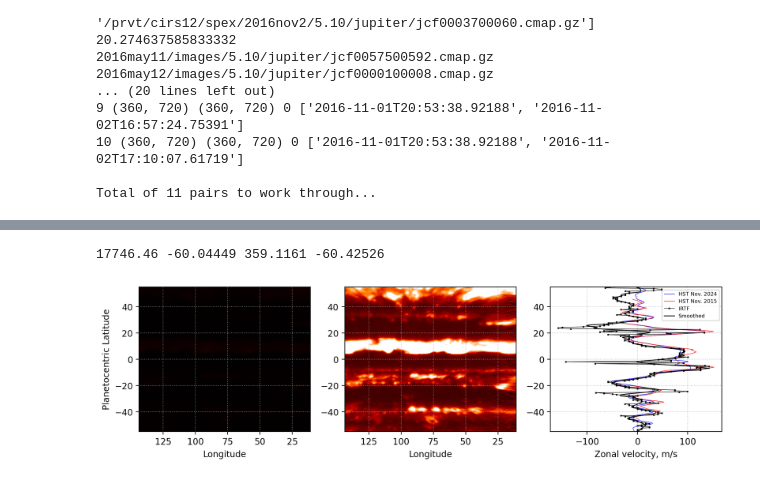
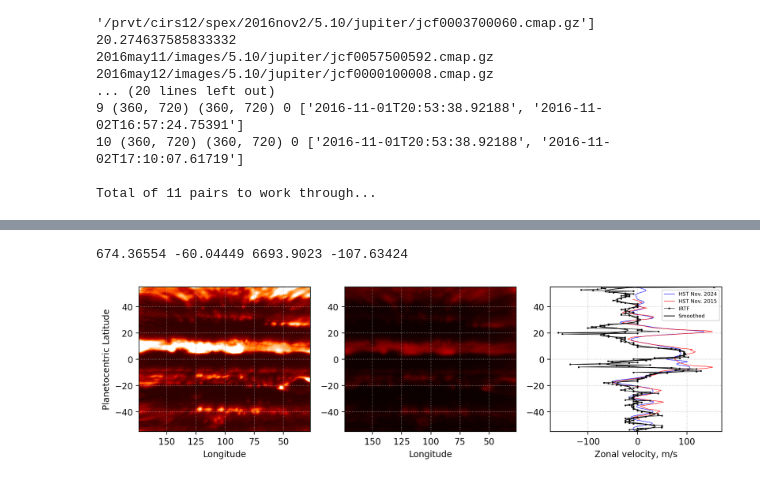
Before and after one commit to alihyder727/windfieldproject, a Jupyter notebook: StaggerWindow.ipynb, the cells around one changed output, grey strips where cells are left out. Saved outputs shown, nothing was run; the diff lists cells and outputs as text; code cells hidden in the pictures.

```diff
--- a/StaggerWindow.ipynb
+++ b/StaggerWindow.ipynb
@@ -114,8 +118,8 @@ print(f'Total of {len(smart_index_list)} pairs to work through...')
 
 Total of 11 pairs to work through...
 # %%
-test_i             = 1    # index of the pair being correlated.
-long_shift_applied = 90   # what is the shift that you want to apply, if need be.
+test_i             = 0    # index of the pair being correlated.
+long_shift_applied = 120   # what is the shift that you want to apply, if need be.
 margin_app         = 5    # how far you want to be from the NaNs. Sometimes needs to be lowered to 3 in the event that margin application fails.
 window_length      = 45   # width of the sliding window.
 window_stepping    = 1    # how many longitudes does the sliding take.
@@ -125,6 +129,7 @@ std_stagger        = 1.15 # sigma threshold that defines how large the max peak
 # Rarely changed variables:
 max_delta_longit   = 10   # how many ∆longitudes are permitted.
 lat_res_tol        = 1e-2 # margin calculation threshold using critical latitude.
+force_shift        = False
 
 print(ZWP_Class.getSpeedatLat(max_delta_longit, lat_array, t_diff_list_cmap_51[test_i]*3600))
 
@@ -142,12 +147,12 @@ else:
 _, _, _, _, _, corr_1D, corr_1D_coeff, error_array_slide, fwhm_array_slide, stagger_bool = ZWP_Class.getFullLatitudinalCorrelation(
                             compatible_map_pairs[test_i][0], compatible_map_pairs[test_i][1],
                             long_array_use, lat_array_use, shift_long=long_shift_applied, crit_lat=critical_lat,
-                            margin=margin_app, max_delta_long=max_delta_longit, force_shift=False, sliding_window_boolean=True, sliding_window_len=window_length, window_step=window_stepping, stagger=True, std_stagger=std_stagger, lat_res_tol=lat_res_tol)
+                            margin=margin_app, max_delta_long=max_delta_longit, force_shift=force_shift, sliding_window_boolean=True, sliding_window_len=window_length, window_step=window_stepping, stagger=True, std_stagger=std_stagger, lat_res_tol=lat_res_tol)
 print()
 shifted_f1, shifted_f2, shifted_BIM, margin_applied_in_func_shifted, final_longitudes_masked_shifted, corr_1D_noshift, corr_1D_coeff_noshift, error_array, fwhm_array = ZWP_Class.getFullLatitudinalCorrelation(
                             compatible_map_pairs[test_i][0], compatible_map_pairs[test_i][1],
                             long_array_use, lat_array_use, shift_long=long_shift_applied, crit_lat=critical_lat,
-                            margin=margin_app, max_delta_long=max_delta_longit, force_shift=False, sliding_window_boolean=False, sliding_window_len=window_length, window_step=window_stepping, lat_res_tol=lat_res_tol)
+                            margin=margin_app, max_delta_long=max_delta_longit, force_shift=force_shift, sliding_window_boolean=False, sliding_window_len=window_length, window_step=window_stepping, lat_res_tol=lat_res_tol)
 
 # due to shift, the x-axis is technically wrapped so plotting the margins must be done with the appropriate wrapping commands:
 # print(long_array[20]+90-360, long_array[232]+90)
@@ -369,8 +399,8 @@ colo = 'gist_heat'
 # maps where things are defined...useful for analysis
 heatmap1 = shifted_f1[:, margin_applied_in_func_shifted.astype(bool)]
 heatmap2 = shifted_f2[:, margin_applied_in_func_shifted.astype(bool)]
-plot1_upp, plot1_low = np.nanmax(heatmap1)/9.5e1, np.nanmin(heatmap1)
-plot2_upp, plot2_low = np.nanmax(heatmap2)/7.5e2, np.nanmin(heatmap2)
+plot1_upp, plot1_low = np.nanmax(heatmap1)/2.5e3, np.nanmin(heatmap1)
+plot2_upp, plot2_low = np.nanmax(heatmap2)/7.e2, np.nanmin(heatmap2)
 print(plot1_upp, plot1_low,
         plot2_upp, plot2_low)
 plot1_range, plot2_range = np.linspace(plot1_low, plot1_upp, 256), np.linspace(plot2_low, plot2_upp, 256)
@@ -380,32 +410,32 @@ nrows=1, ncols=3, figsize=(12, 3), dpi=200)
 
 
 axs[0].contourf(long_array_use[margin_applied_in_func_shifted.astype(bool)], lat_array_use, heatmap1, plot1_range, cmap=colo, alpha=1)
 
 axs[1].contourf(long_array_use[margin_applied_in_func_shifted.astype(bool)], lat_array_use, heatmap2, plot2_range, cmap=colo)
 # axs[1].hlines(-7, 50, 100, ls='dashed', color='w', lw=0.75)
 axs[0].grid(True, 'both', ls=':', alpha=0.7), axs[1].grid(True, 'both', ls=':', alpha=0.7)
 axs[0].set_ylim(-y_lim_range, y_lim_range), axs[1].set_ylim(-y_lim_range, y_lim_range)
 axs[0].invert_xaxis(), axs[1].invert_xaxis()
 
 # axs[2].plot(hst_wind_1D['x'], hst_wind_1D['y'], color='b', lw=0.5, label='HST 2015')
 axs[2].plot(opal_nov_2024_df['FMZW'], centric_lat_HST, color='b', lw=0.5, label='HST Nov. 2024')
 axs[2].plot(hst_wind_1D['x'], centric_lat_HST_2015, color='r', lw=0.5, label='HST Nov. 2015')
 axs[2].plot(zwp_5microns, lat_array_use, marker='s', ms=1, color='k', lw=0.5, label='IRTF')
 axs[2].plot(smooth_zwp_5microns, lat_array_use, color='k', lw=0.9, label='Smoothed')
 axs[2].set_xlabel('Zonal velocity, m/s')
 # plt.xlim(-1000, 1000)
 axs[2].set_ylim(-y_lim_range, y_lim_range)
 axs[2].grid(True, 'both', ls=':', alpha=0.7)
 axs[2].legend(loc='upper right', framealpha=0.75, fontsize=6)
 
 
 
 axs[0].set_ylabel('Planetocentric Latitude')
 axs[0].set_xlabel('Longitude'), axs[1].set_xlabel('Longitude')
 
 
 
 plt.show()
 # %% [output]
-17746.46 -60.04449 359.1161 -60.42526
+674.36554 -60.04449 6693.9023 -107.63424
-[figure, old version]
+[figure, new version]
```
Also changed, not shown: parts of 23 cells of this notebook, 6 other files.
